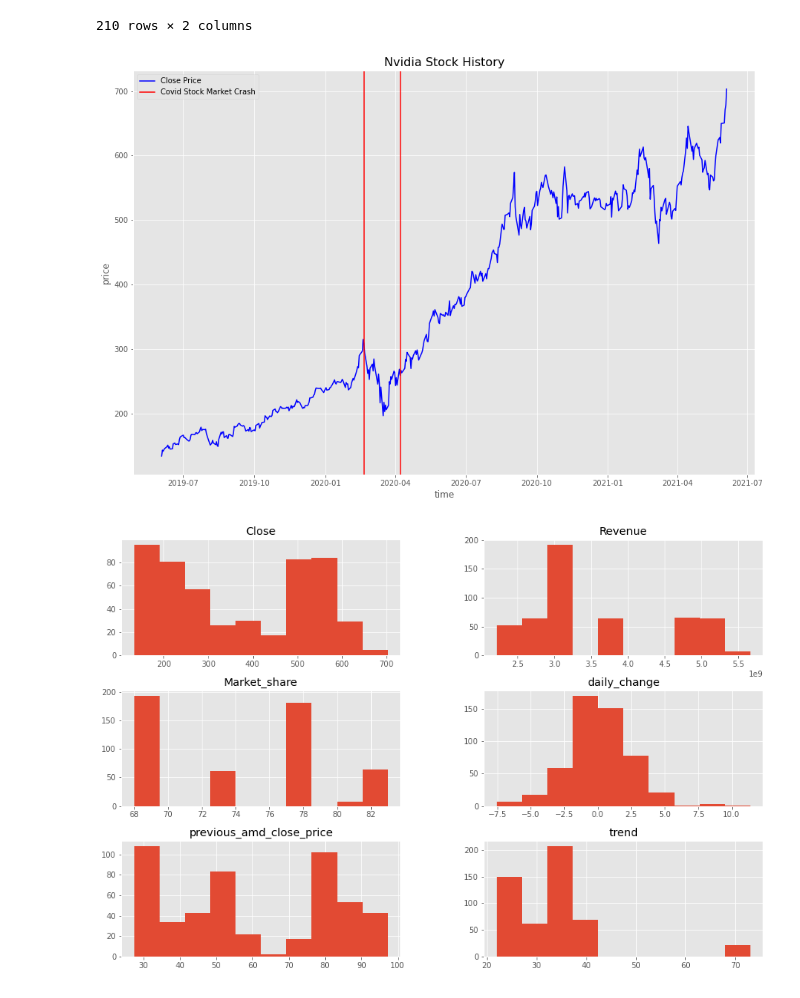
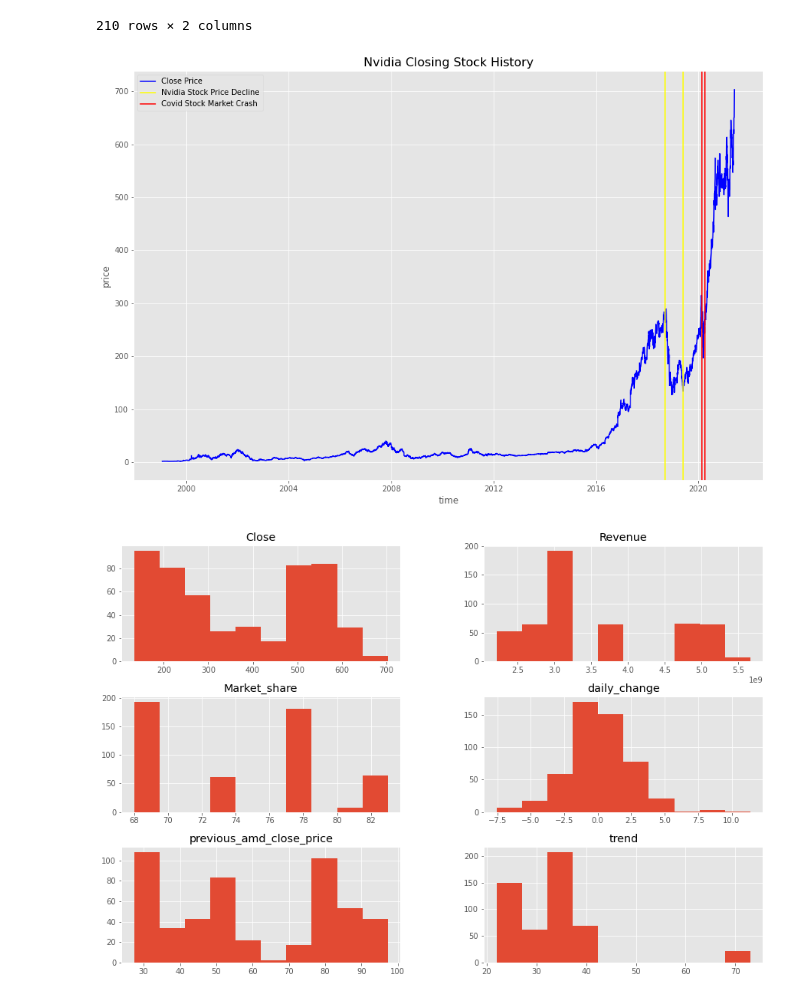
Before and after one commit to jayce7376/Nvidia_Stock_Prediction, a Jupyter notebook: Nvidia_Stock_Prediction.ipynb, the cells around one changed output. Saved outputs shown, nothing was run; the diff lists cells and outputs as text; code cells hidden in the pictures.

```diff
--- a/notebook.ipynb
+++ b/Nvidia_Stock_Prediction.ipynb
@@ -127,18 +127,20 @@ nvidia['trend'] = trend
 nvidia['trend'] = nvidia['trend'].astype(int)
 # %%
 nvidia['Date'] = pd.to_datetime(nvidia['Date'])
-nvidia = nvidia[nvidia.Date >= '2019-06-01']
+
 nvidia = nvidia.set_index('Date')
 # %%
 plt.figure(figsize=(15,10))
 plt.plot(nvidia.Close, color='blue',label='Close Price')
+plt.axvline(x='2018-09-16', color='yellow')
+plt.axvline(x='2019-06-01', color='yellow', label='Nvidia Stock Price Decline')
 plt.axvline(x='2020-02-20', color='red')
 plt.axvline(x='2020-04-07', color='red', label='Covid Stock Market Crash')
 plt.legend(loc='best')
-plt.title('Nvidia Stock History', fontsize=16)
+plt.title('Nvidia Closing Stock History', fontsize=16)
 plt.xlabel("time")
 plt.ylabel("price")
 plt.savefig('./images/nvidia_stock_history.png')
 plt.show()
 # %% [output]
-[figure, old version]
+[figure, new version]
```
Also changed, not shown: parts of 6 cells of this notebook, 5 other files.
